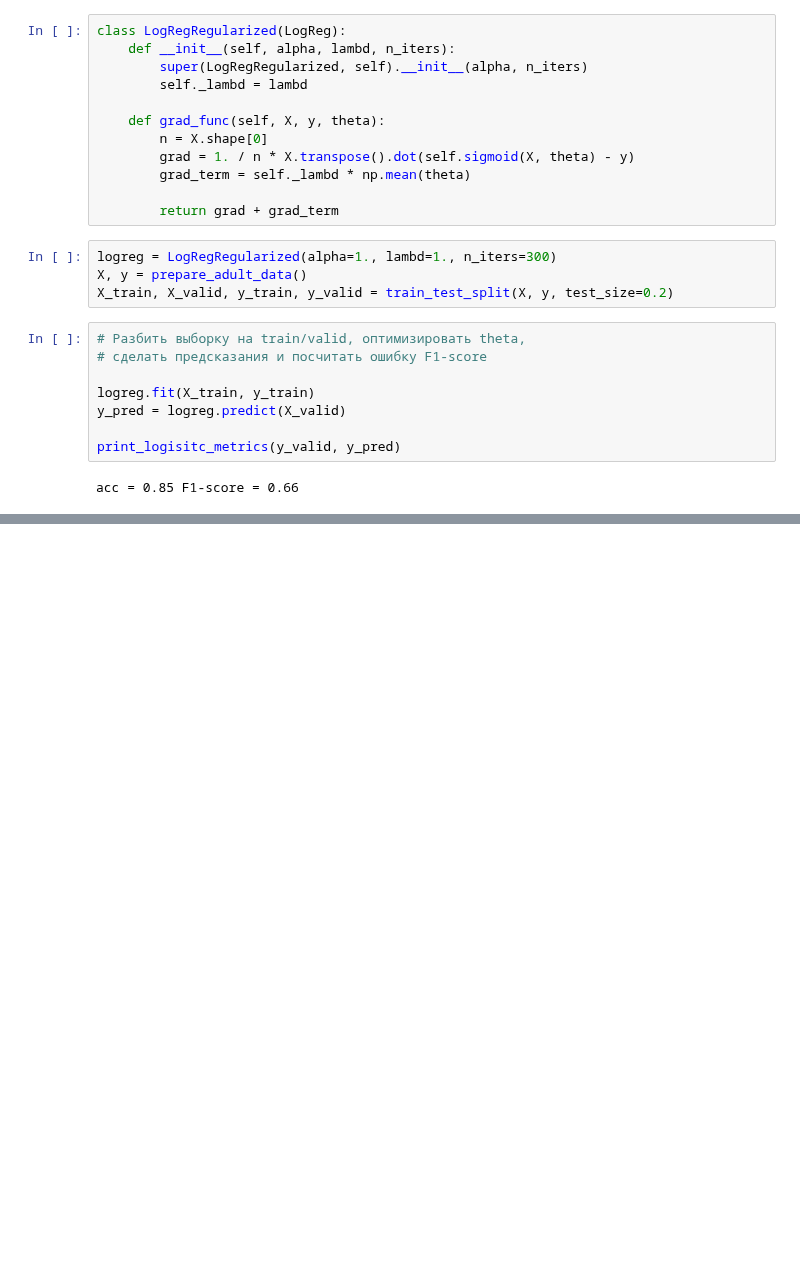
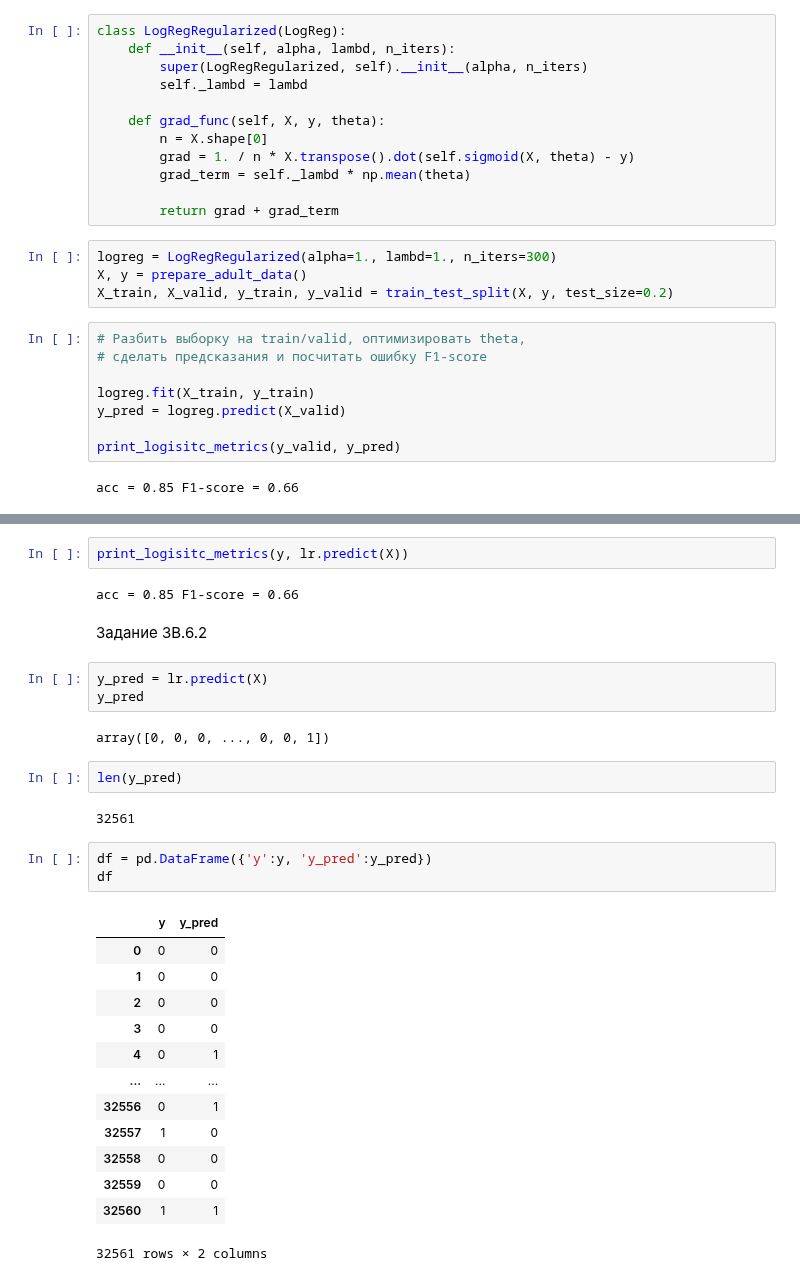
Before and after one commit to greg-kan/mlda, a Jupyter notebook: SkillFactory/unit_4/log_reg_practice.ipynb, the cells around one changed output, grey strips where cells are left out. Saved outputs shown, nothing was run; the diff lists cells and outputs as text; blank space fills up the shorter version.

```diff
--- a/SkillFactory/unit_4/log_reg_practice.ipynb
+++ b/SkillFactory/unit_4/log_reg_practice.ipynb
@@ -412,0 +445,32 @@ calc_and_plot_roc(y_valid, y_pred_proba)
+# %%
+print_logisitc_metrics(y, lr.predict(X))
+# %% [output]
+acc = 0.85 F1-score = 0.66
+# %% [markdown]
+Задание 3B.6.2
+# %%
+y_pred = lr.predict(X)
+y_pred
+# %% [output]
+array([0, 0, 0, ..., 0, 0, 1])
+# %%
+len(y_pred)
+# %% [output]
+32561
+# %%
+df = pd.DataFrame({'y':y, 'y_pred':y_pred})
+df
+# %% [output]
+|  | y | y_pred |
+| 0 | 0 | 0 |
+| 1 | 0 | 0 |
+| 2 | 0 | 0 |
+| 3 | 0 | 0 |
+| 4 | 0 | 1 |
+| ... | ... | ... |
+| 32556 | 0 | 1 |
+| 32557 | 1 | 0 |
+| 32558 | 0 | 0 |
+| 32559 | 0 | 0 |
+| 32560 | 1 | 1 |
+32561 rows × 2 columns
```
Also changed, not shown: parts of 46 cells of this notebook, 13 other files.
